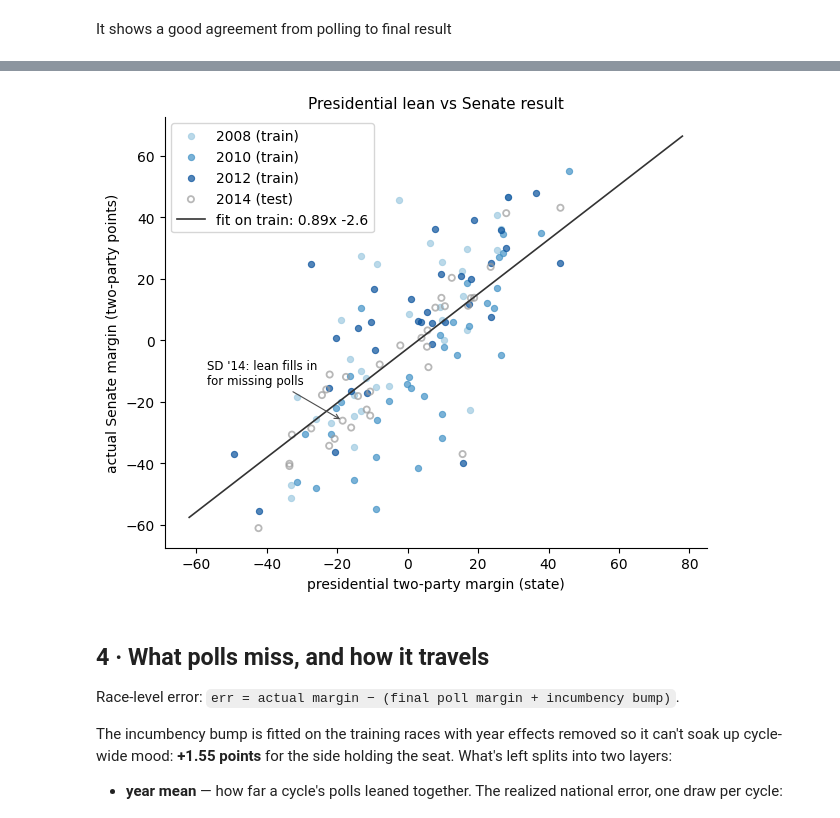
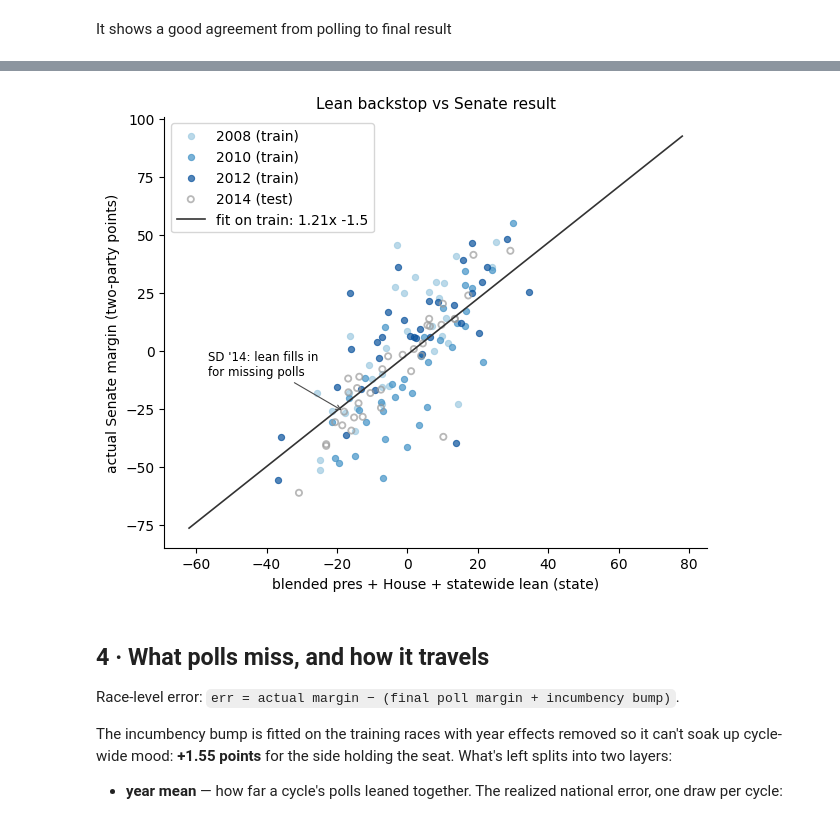
Before and after one commit to 903124/Open-Source-Election, a Jupyter notebook: notebooks/03_senate_win_rate.ipynb, the cells around one changed output, grey strips where cells are left out. Saved outputs shown, nothing was run; the diff lists cells and outputs as text; code cells hidden in the pictures.

```diff
--- a/notebooks/03_senate_win_rate.ipynb
+++ b/notebooks/03_senate_win_rate.ipynb
@@ -261,24 +261,81 @@ biggest competitive 2014 misses: Arkansas (-6 -> -18), Kansas (+0 -> -11), Virgi
 # %% [markdown]
 It shows a good agreement from polling to final result
 # %%
+# Backstop lean, state level: presidential county sums + the state's House
+# races + the lean pipeline's statewide component (governor / other
+# executive offices / state-legislature chamber totals, already shifted by
+# its own national baseline in the shipped lean CSVs), blended at the
+# pipeline's weights (pres .40 / house .20 / statewide .20, renormalised —
+# pres .67 / house .33 where the statewide component is missing).
+# Same-cycle Senate results stay out on purpose — they would hand the
+# answer to the no-poll races.
 PRES = pd.concat([pd.read_csv(REPO / f"data/presidential/presidential_results_{y}.csv")
                   for y in (2008, 2012)])
 PRES["pc"] = PRES["party"].map(party_class)
-STATE_CODE = dict(PRES[["state", "state_code"]].drop_duplicates().values)
 tot = PRES.groupby(["year", "state_code", "pc"])["votes"].sum().unstack()
-lean = (100 * (tot["d"] - tot["r"]) / (tot["d"] + tot["r"])).unstack("year")
+pres_lean = (100 * (tot["d"] - tot["r"]) / (tot["d"] + tot["r"])).unstack("year")
+
+HOUSE = pd.concat([pd.read_csv(REPO / f"data/house/house_results_{y}.csv",
+                               dtype={"district": str}) for y in YEARS])
+# house CSV carries every state -> the state-name map (presidential has no
+# county rows for Alaska, so it can't be the source)
+STATE_CODE = dict(HOUSE[["state", "state_code"]].drop_duplicates().values)
+HOUSE["_v"] = pd.to_numeric(HOUSE["votes"], errors="coerce")
+HOUSE["_pct"] = pd.to_numeric(HOUSE["percentage"], errors="coerce")
+HOUSE["_tv"] = pd.to_numeric(HOUSE["total_votes"], errors="coerce")
+HOUSE["_tv"] = HOUSE.groupby(["year", "state_code", "district"])["_tv"].transform("max")
+est = HOUSE["_pct"] / 100 * HOUSE["_tv"]
+# some boxes omit (or corrupt) the winner's raw votes; percentage x turnout is stable
+use_est = (est.notna()
+           & (HOUSE["_v"].isna() | ((HOUSE["_v"] - est).abs() > 0.02 * HOUSE["_tv"])))
+HOUSE.loc[use_est, "_v"] = est[use_est]
+HOUSE["pc"] = HOUSE["party"].map(party_class)
+hd = (HOUSE[~HOUSE["state_code"].isin(["AS", "GU", "MP", "PR", "VI"])]
+      .pivot_table(index=["year", "state_code", "district"], columns="pc",
+                   values="_v", aggfunc="sum", fill_value=0)
+      .reset_index())
+hd = hd[(hd.d > 0) & (hd.r > 0)]                       # contested only
+nat_house = hd.groupby("year").apply(
+    lambda s: 100 * s.d.sum() / (s.d.sum() + s.r.sum()))
+house_lean = (hd.groupby(["year", "state_code"])[["d", "r"]].sum()
+              .apply(lambda s: 100 * s.d / (s.d + s.r), axis=1)
+              - nat_house).unstack("year")
+print(f"{len(hd)} contested House district-years; national D two-party: "
+      + ", ".join(f"{y} {v:.1f}" for y, v in nat_house.items()))
+
+# statewide component read from the shipped lean CSVs (uniform within each
+# state-year; walkover state-leg districts already dropped upstream)
+STL = pd.concat([
+    pd.read_csv(REPO / ("data/district_lean/district_lean_"
+                        + ("midterm_" if y in (2010, 2014) else "")
+                        + f"{y}.csv")) for y in YEARS])
+stl_lean = (STL.dropna(subset=["lean_statewide_pct"])
+            .drop_duplicates(["state_code", "year"])
+            .pivot(index="state_code", columns="year",
+                   values="lean_statewide_pct"))
+print("statewide component state-years per cycle: "
+      + ", ".join(f"{y} {stl_lean[y].notna().sum()}"
+                  for y in YEARS if y in stl_lean.columns))
 
 def lean_of(row):
-    py = row.year if row.year in lean.columns else max(
-        y for y in lean.columns if y < row.year)
     code = STATE_CODE.get(re.sub(r"\s*\(special\)$", "", row.state))
-    try:
-        return lean.loc[code, py]
-    except KeyError:
-        return np.nan      # Alaska: no county presidential data in the pipeline
+    if code is None:
+        return np.nan
+    py = row.year if row.year in pres_lean.columns else max(
+        y for y in pres_lean.columns if y < row.year)
+    hl = (house_lean.loc[code, row.year]
+          if code in house_lean.index and row.year in house_lean.columns else np.nan)
+    pl = pres_lean.loc[code, py] if code in pres_lean.index else np.nan
+    sl = (stl_lean.loc[code, row.year]
+          if code in stl_lean.index and row.year in stl_lean.columns
+          else np.nan)
+    parts = [(v, w) for v, w in ((hl, 0.20), (pl, 0.40), (sl, 0.20))
+             if not pd.isna(v)]
+    return (np.average([p for p, _ in parts], weights=[w for _, w in parts])
+            if parts else np.nan)
 
 races["lean_margin"] = races.apply(lean_of, axis=1)
-print("races with no presidential lean:",
+print("races with no lean:",
       [f"{r.year} {r.state}" for _, r in races[races.lean_margin.isna()].iterrows()])
 
 train = races[(races.year.isin(TRAIN_YEARS)) & races.poll_margin.notna()].copy()
@@ -303,8 +360,8 @@ sd = races[(races.state == "South Dakota") & (races.year == 2014)].iloc[0]
 ax.annotate("SD '14: lean fills in\nfor missing polls", (sd.lean_margin, sd.margin),
             fontsize=8.5, xytext=(-98, 26), textcoords="offset points",
             arrowprops=dict(arrowstyle="->", color="0.3", lw=0.8))
-ax.set(xlabel="presidential two-party margin (state)",
+ax.set(xlabel="blended pres + House + statewide lean (state)",
        ylabel="actual Senate margin (two-party points)",
-       title="Presidential lean vs Senate result")
+       title="Lean backstop vs Senate result")
 ax.legend(loc="upper left");
 # %% [output]
@@ -313,4 +372,4 @@ lean -> actual margin (train): margin = 0.89 * lean -2.6,  r2 = 0.45
-[figure, old version]
+[figure, new version]
 # %% [markdown]
 ## 4 · What polls miss, and how it travels
 
```
Also changed, not shown: parts of 3 cells of this notebook, 7 other files.
